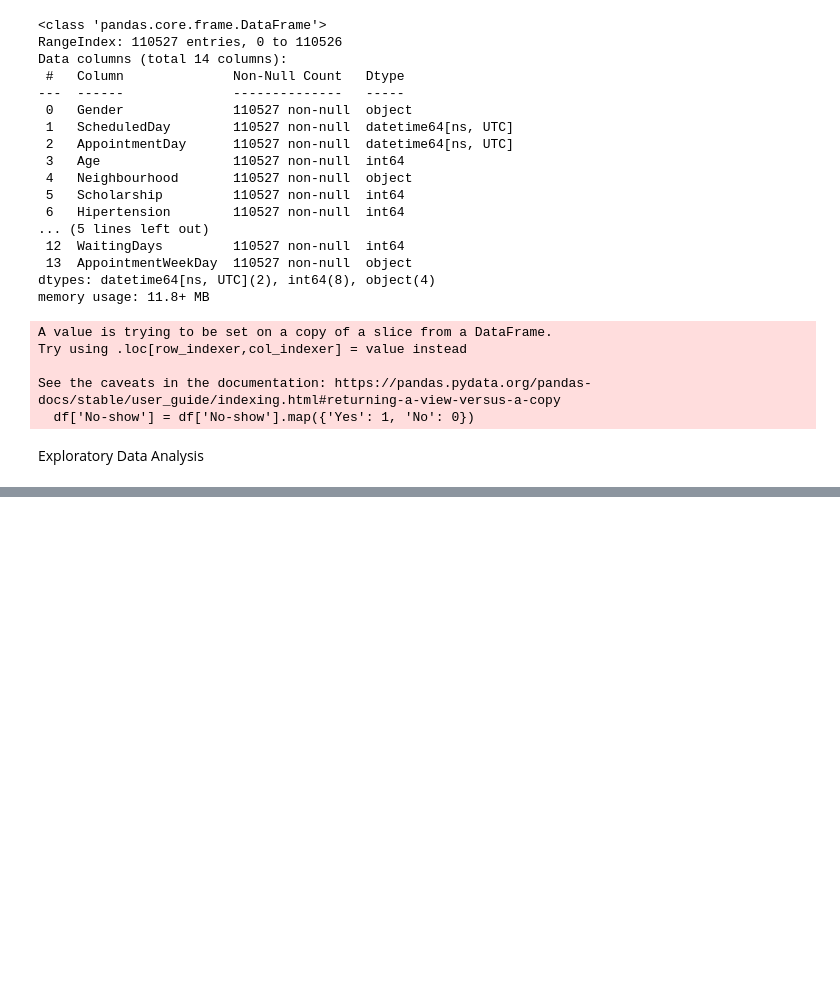
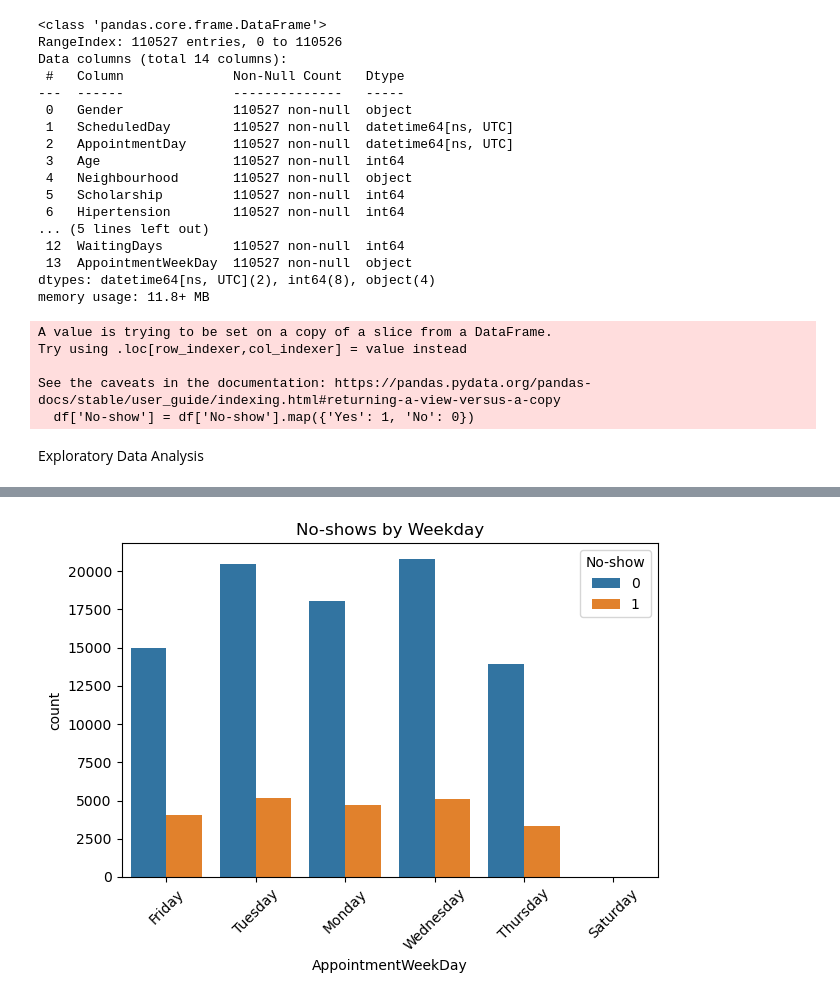
Before and after one commit to Vaibhavp0696/ELEVATE-Project, a Jupyter notebook: Medical.ipynb, the cells around one changed output, grey strips where cells are left out. Cells and saved outputs as stored; diff of their text form; code cells hidden in the pictures; blank space fills up the shorter version.

```diff
--- a/Medical.ipynb
+++ b/Medical.ipynb
@@ -153,0 +171,10 @@ sns.barplot(x ='SMS_received', y = 'No-show', data=df)
+# %%
+# No-show by Weekday
+
+sns.countplot(data=df, x='AppointmentWeekDay', hue='No-show')
+plt.xticks(rotation=45)
+plt.title('No-shows by Weekday')
+plt.tight_layout()
+plt.show()
+# %% [output]
+[figure, added]
```
Also changed, not shown: parts of 9 cells of this notebook, 1 other file.
